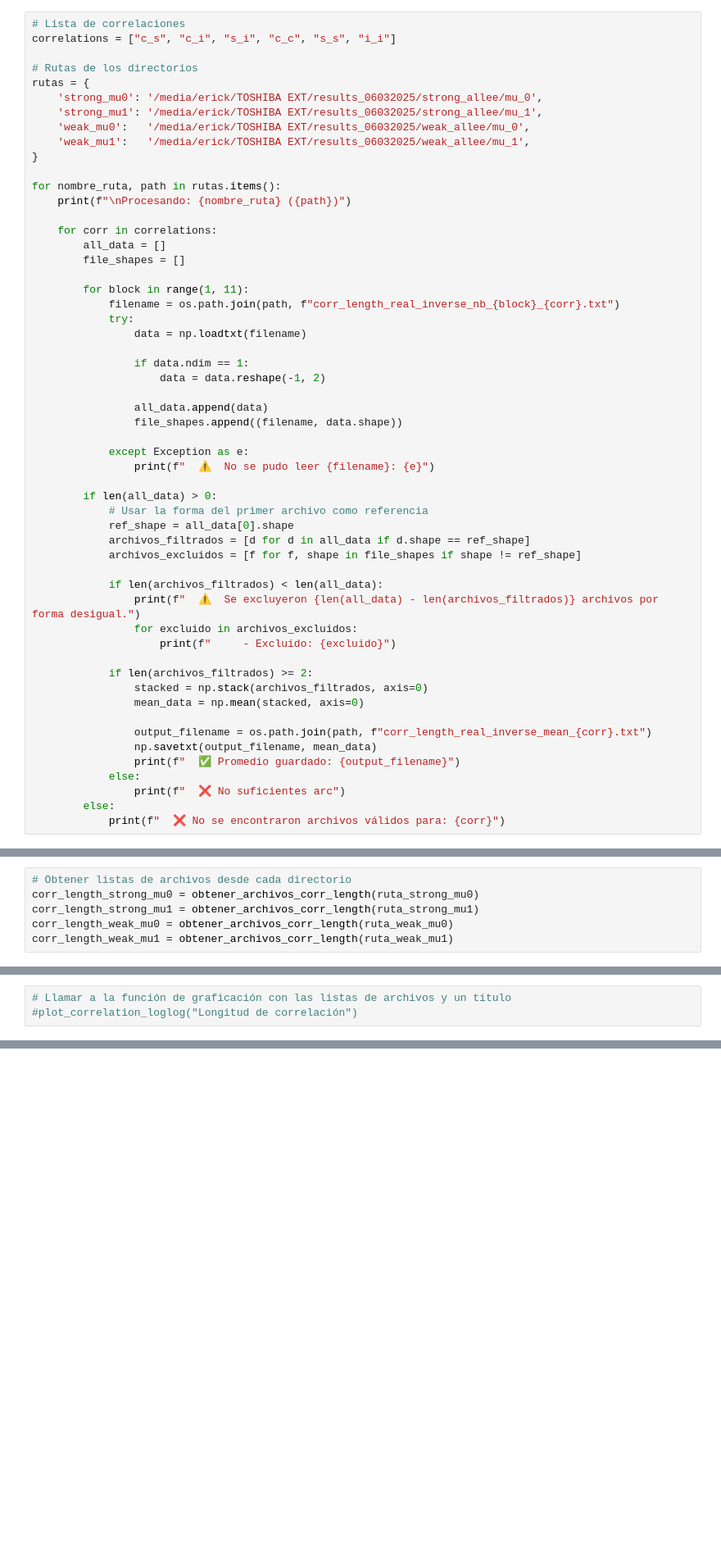
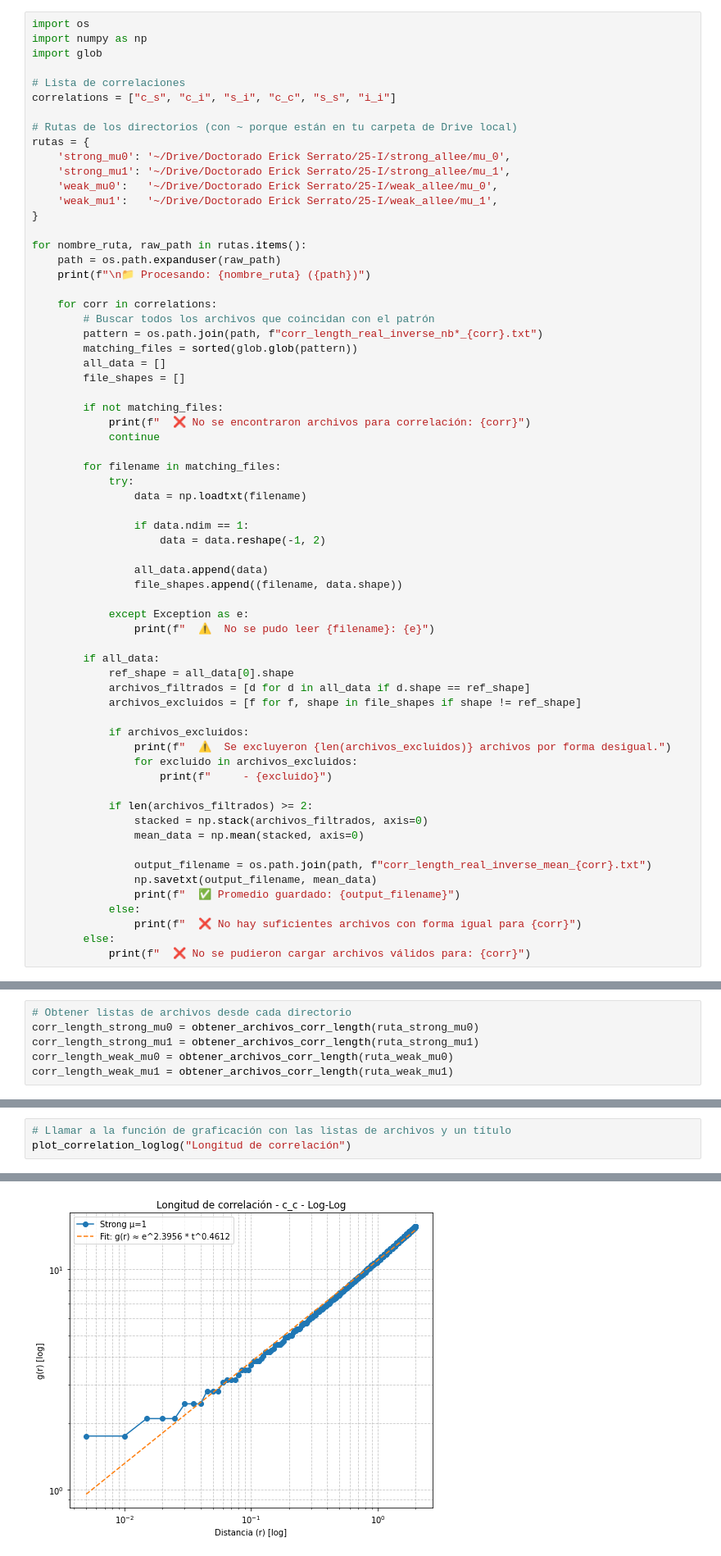
Before and after one commit to ErickSerrato631/doctorado_efsg, a Jupyter notebook: new_model_10112024/Strong Allee/correlation_comparison.ipynb, the cells around one changed output, grey strips where cells are left out. Shown at 82% size. Cells and saved outputs as stored; diff of their text form; blank space fills up the shorter version.

```diff
--- a/new_model_10112024/Strong Allee/correlation_comparison.ipynb
+++ b/new_model_10112024/Strong Allee/correlation_comparison.ipynb
@@ -62,24 +57,35 @@ ruta_weak_mu1 = '/media/erick/TOSHIBA EXT/results_06032025/weak_allee/mu_1'
 # %%
+import os
+import numpy as np
+import glob
+
 # Lista de correlaciones
 correlations = ["c_s", "c_i", "s_i", "c_c", "s_s", "i_i"]
 
-# Rutas de los directorios
+# Rutas de los directorios (con ~ porque están en tu carpeta de Drive local)
 rutas = {
-    'strong_mu0': '/media/erick/TOSHIBA EXT/results_06032025/strong_allee/mu_0',
-    'strong_mu1': '/media/erick/TOSHIBA EXT/results_06032025/strong_allee/mu_1',
-    'weak_mu0':   '/media/erick/TOSHIBA EXT/results_06032025/weak_allee/mu_0',
-    'weak_mu1':   '/media/erick/TOSHIBA EXT/results_06032025/weak_allee/mu_1',
+    'strong_mu0': '~/Drive/Doctorado Erick Serrato/25-I/strong_allee/mu_0',
+    'strong_mu1': '~/Drive/Doctorado Erick Serrato/25-I/strong_allee/mu_1',
+    'weak_mu0':   '~/Drive/Doctorado Erick Serrato/25-I/weak_allee/mu_0',
+    'weak_mu1':   '~/Drive/Doctorado Erick Serrato/25-I/weak_allee/mu_1',
 }
 
-for nombre_ruta, path in rutas.items():
-    print(f"\nProcesando: {nombre_ruta} ({path})")
+for nombre_ruta, raw_path in rutas.items():
+    path = os.path.expanduser(raw_path)
+    print(f"\n📁 Procesando: {nombre_ruta} ({path})")
 
     for corr in correlations:
+        # Buscar todos los archivos que coincidan con el patrón
+        pattern = os.path.join(path, f"corr_length_real_inverse_nb*_{corr}.txt")
+        matching_files = sorted(glob.glob(pattern))
         all_data = []
         file_shapes = []
 
-        for block in range(1, 11):
-            filename = os.path.join(path, f"corr_length_real_inverse_nb_{block}_{corr}.txt")
+        if not matching_files:
+            print(f"  ❌ No se encontraron archivos para correlación: {corr}")
+            continue
+
+        for filename in matching_files:
             try:
                 data = np.loadtxt(filename)
 
@@ -92,16 +98,15 @@ for nombre_ruta, path in rutas.items():
             except Exception as e:
                 print(f"  ⚠️  No se pudo leer {filename}: {e}")
 
-        if len(all_data) > 0:
-            # Usar la forma del primer archivo como referencia
+        if all_data:
             ref_shape = all_data[0].shape
             archivos_filtrados = [d for d in all_data if d.shape == ref_shape]
             archivos_excluidos = [f for f, shape in file_shapes if shape != ref_shape]
 
-            if len(archivos_filtrados) < len(all_data):
-                print(f"  ⚠️  Se excluyeron {len(all_data) - len(archivos_filtrados)} archivos por forma desigual.")
+            if archivos_excluidos:
+                print(f"  ⚠️  Se excluyeron {len(archivos_excluidos)} archivos por forma desigual.")
                 for excluido in archivos_excluidos:
-                    print(f"     - Excluido: {excluido}")
+                    print(f"     - {excluido}")
 
             if len(archivos_filtrados) >= 2:
                 stacked = np.stack(archivos_filtrados, axis=0)
@@ -111,7 +116,7 @@ for nombre_ruta, path in rutas.items():
                 np.savetxt(output_filename, mean_data)
                 print(f"  ✅ Promedio guardado: {output_filename}")
             else:
-                print(f"  ❌ No suficientes arc")
+                print(f"  ❌ No hay suficientes archivos con forma igual para {corr}")
         else:
-            print(f"  ❌ No se encontraron archivos válidos para: {corr}")
+            print(f"  ❌ No se pudieron cargar archivos válidos para: {corr}")
 # %% [output]
@@ -326,3 +331,4 @@ corr_length_strong_mu1
 # %%
 # Llamar a la función de graficación con las listas de archivos y un título
-#plot_correlation_loglog("Longitud de correlación")
+plot_correlation_loglog("Longitud de correlación")
+# %% [output]
@@ -328,0 +336 @@ corr_length_strong_mu1
+[figure, added]
```
Also changed, not shown: parts of 7 cells of this notebook, 18 other files.
